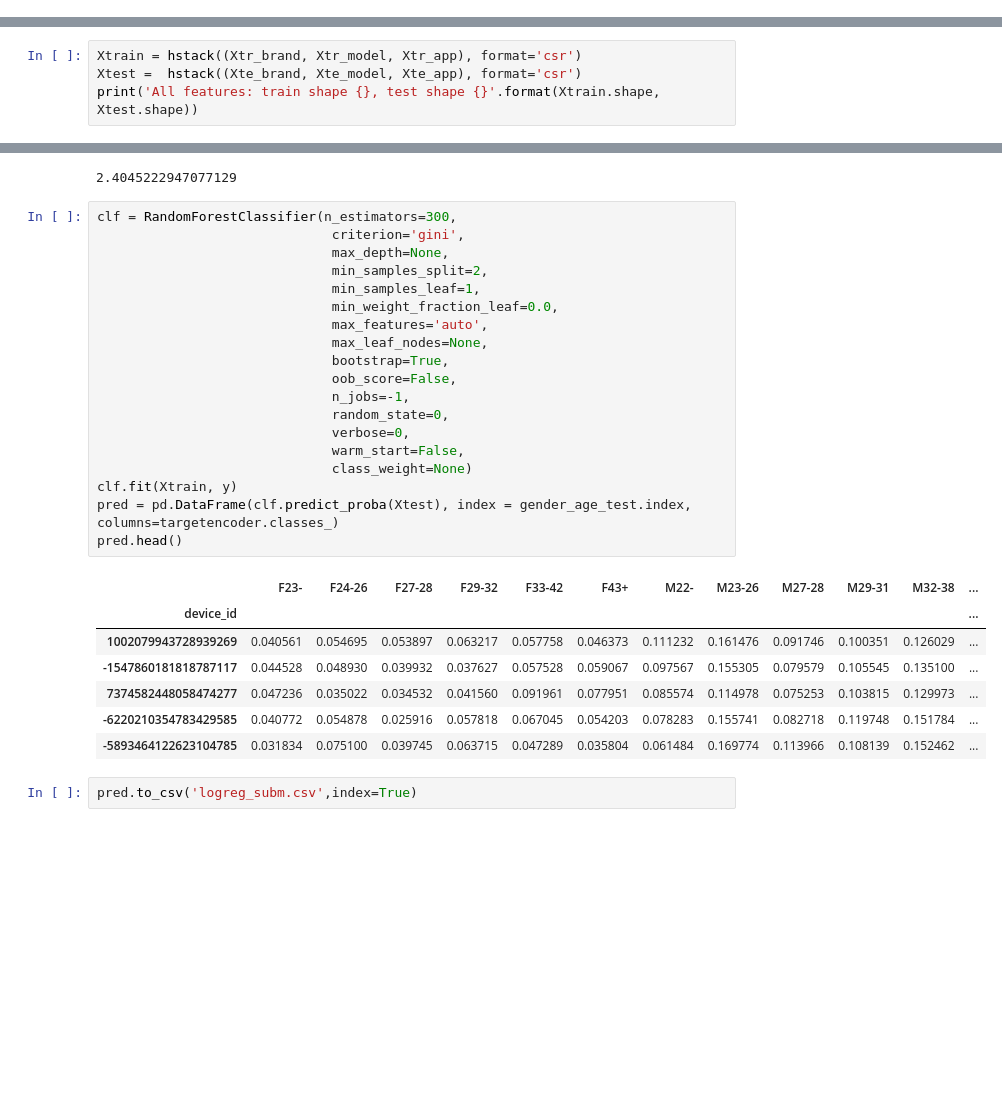
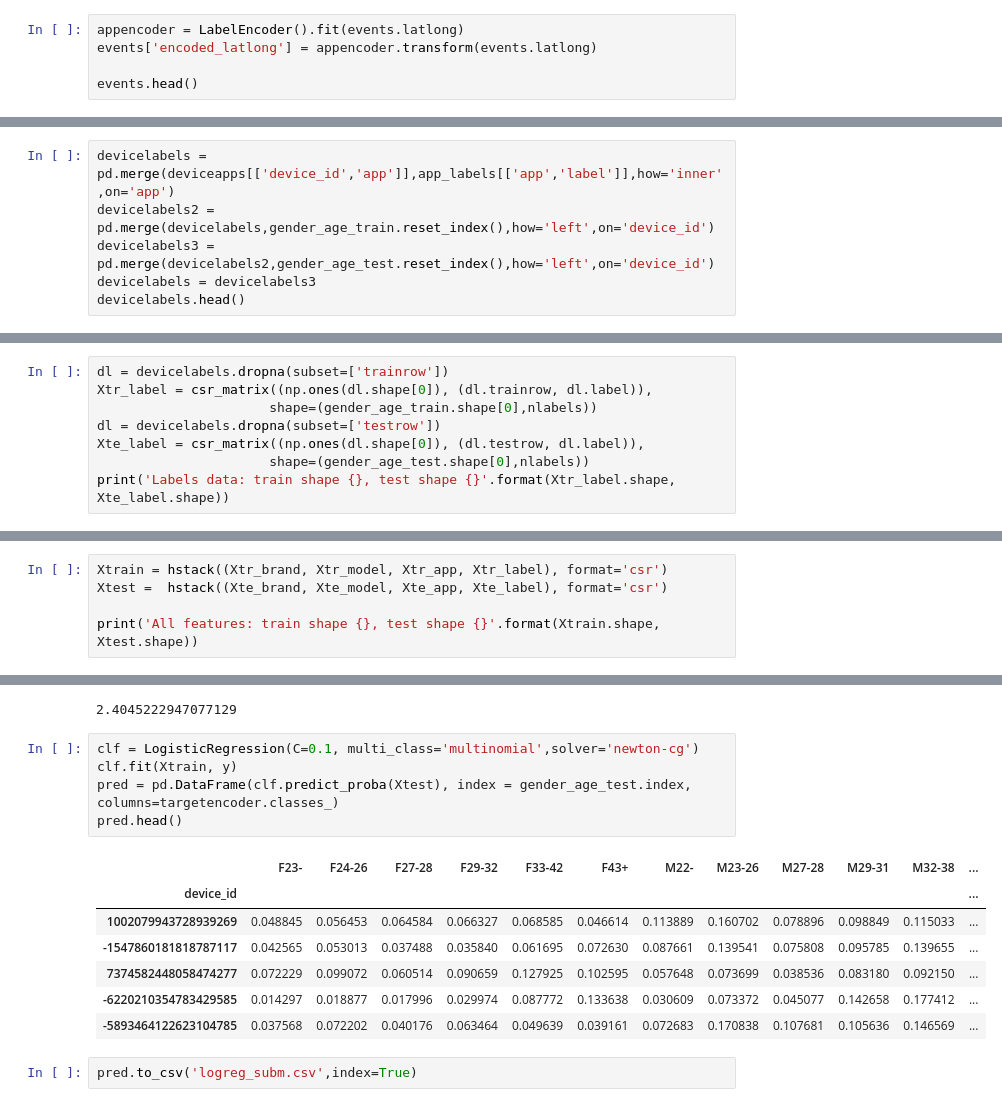
Before and after one commit to errearanhas/disciplina_MMD, a Jupyter notebook: TalkingData_local.ipynb, the cells around one changed output, grey strips where cells are left out. Cells and saved outputs as stored; diff of their text form; blank space fills up the shorter version.

```diff
--- a/TalkingData_local.ipynb
+++ b/TalkingData_local.ipynb
@@ -189,0 +224,5 @@ Apps data: train shape (74645, 19237), test shape (112071, 19237)
+# %%
+appencoder = LabelEncoder().fit(events.latlong)
+events['encoded_latlong'] = appencoder.transform(events.latlong)
+
+events.head()
@@ -189,0 +264,6 @@ Apps data: train shape (74645, 19237), test shape (112071, 19237)
+# %%
+devicelabels = pd.merge(deviceapps[['device_id','app']],app_labels[['app','label']],how='inner',on='app')
+devicelabels2 = pd.merge(devicelabels,gender_age_train.reset_index(),how='left',on='device_id')
+devicelabels3 = pd.merge(devicelabels2,gender_age_test.reset_index(),how='left',on='device_id')
+devicelabels = devicelabels3
+devicelabels.head()
@@ -189,0 +277,8 @@ Apps data: train shape (74645, 19237), test shape (112071, 19237)
+# %%
+dl = devicelabels.dropna(subset=['trainrow'])
+Xtr_label = csr_matrix((np.ones(dl.shape[0]), (dl.trainrow, dl.label)),
+                      shape=(gender_age_train.shape[0],nlabels))
+dl = devicelabels.dropna(subset=['testrow'])
+Xte_label = csr_matrix((np.ones(dl.shape[0]), (dl.testrow, dl.label)),
+                      shape=(gender_age_test.shape[0],nlabels))
+print('Labels data: train shape {}, test shape {}'.format(Xtr_label.shape, Xte_label.shape))
@@ -190,7 +287,8 @@ Apps data: train shape (74645, 19237), test shape (112071, 19237)
 # %% [markdown]
 ## concatenando as features
 # %%
-Xtrain = hstack((Xtr_brand, Xtr_model, Xtr_app), format='csr')
-Xtest =  hstack((Xte_brand, Xte_model, Xte_app), format='csr')
+Xtrain = hstack((Xtr_brand, Xtr_model, Xtr_app, Xtr_label), format='csr')
+Xtest =  hstack((Xte_brand, Xte_model, Xte_app, Xte_label), format='csr')
+
 print('All features: train shape {}, test shape {}'.format(Xtrain.shape, Xtest.shape))
 # %% [output]
@@ -332,31 +404,17 @@ score(LogisticRegression(penalty='l2',
 # %% [output]
 2.4045222947077129
 # %%
-clf = RandomForestClassifier(n_estimators=300,
-                              criterion='gini',
-                              max_depth=None,
-                              min_samples_split=2,
-                              min_samples_leaf=1,
-                              min_weight_fraction_leaf=0.0,
-                              max_features='auto',
-                              max_leaf_nodes=None,
-                              bootstrap=True,
-                              oob_score=False,
-                              n_jobs=-1,
-                              random_state=0,
-                              verbose=0,
-                              warm_start=False,
-                              class_weight=None)
+clf = LogisticRegression(C=0.1, multi_class='multinomial',solver='newton-cg')
 clf.fit(Xtrain, y)
 pred = pd.DataFrame(clf.predict_proba(Xtest), index = gender_age_test.index, columns=targetencoder.classes_)
 pred.head()
 # %% [output]
 |  | F23- | F24-26 | F27-28 | F29-32 | F33-42 | F43+ | M22- | M23-26 | M27-28 | M29-31 | M32-38 | ... |
 | device_id |  |  |  |  |  |  |  |  |  |  |  | ... |
-| 1002079943728939269 | 0.040561 | 0.054695 | 0.053897 | 0.063217 | 0.057758 | 0.046373 | 0.111232 | 0.161476 | 0.091746 | 0.100351 | 0.126029 | ... |
-| -1547860181818787117 | 0.044528 | 0.048930 | 0.039932 | 0.037627 | 0.057528 | 0.059067 | 0.097567 | 0.155305 | 0.079579 | 0.105545 | 0.135100 | ... |
-| 7374582448058474277 | 0.047236 | 0.035022 | 0.034532 | 0.041560 | 0.091961 | 0.077951 | 0.085574 | 0.114978 | 0.075253 | 0.103815 | 0.129973 | ... |
-| -6220210354783429585 | 0.040772 | 0.054878 | 0.025916 | 0.057818 | 0.067045 | 0.054203 | 0.078283 | 0.155741 | 0.082718 | 0.119748 | 0.151784 | ... |
-| -5893464122623104785 | 0.031834 | 0.075100 | 0.039745 | 0.063715 | 0.047289 | 0.035804 | 0.061484 | 0.169774 | 0.113966 | 0.108139 | 0.152462 | ... |
+| 1002079943728939269 | 0.048845 | 0.056453 | 0.064584 | 0.066327 | 0.068585 | 0.046614 | 0.113889 | 0.160702 | 0.078896 | 0.098849 | 0.115033 | ... |
+| -1547860181818787117 | 0.042565 | 0.053013 | 0.037488 | 0.035840 | 0.061695 | 0.072630 | 0.087661 | 0.139541 | 0.075808 | 0.095785 | 0.139655 | ... |
+| 7374582448058474277 | 0.072229 | 0.099072 | 0.060514 | 0.090659 | 0.127925 | 0.102595 | 0.057648 | 0.073699 | 0.038536 | 0.083180 | 0.092150 | ... |
+| -6220210354783429585 | 0.014297 | 0.018877 | 0.017996 | 0.029974 | 0.087772 | 0.133638 | 0.030609 | 0.073372 | 0.045077 | 0.142658 | 0.177412 | ... |
+| -5893464122623104785 | 0.037568 | 0.072202 | 0.040176 | 0.063464 | 0.049639 | 0.039161 | 0.072683 | 0.170838 | 0.107681 | 0.105636 | 0.146569 | ... |
 # %%
 pred.to_csv('logreg_subm.csv',index=True)
```
Also changed, not shown: parts of 36 cells of this notebook.
